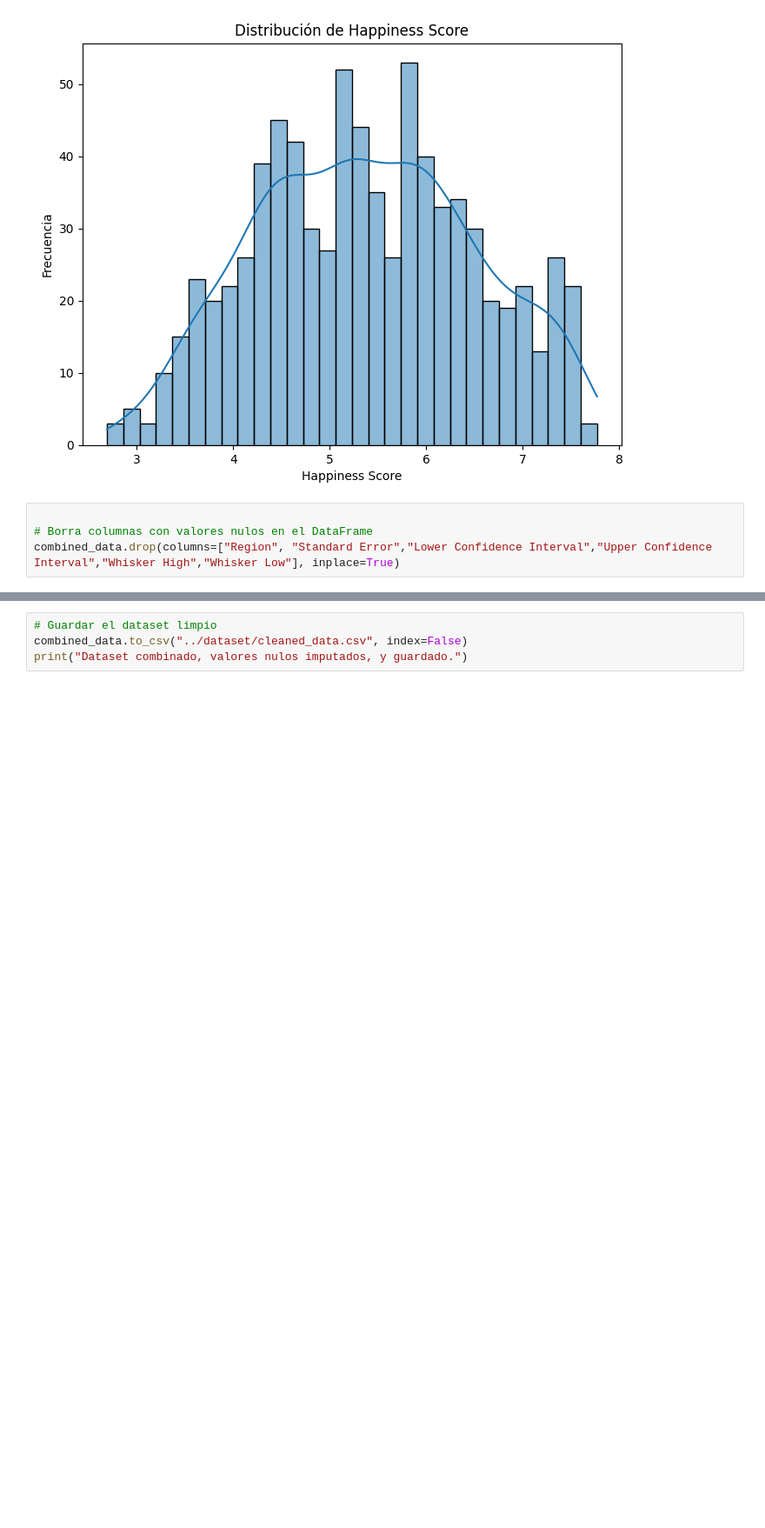
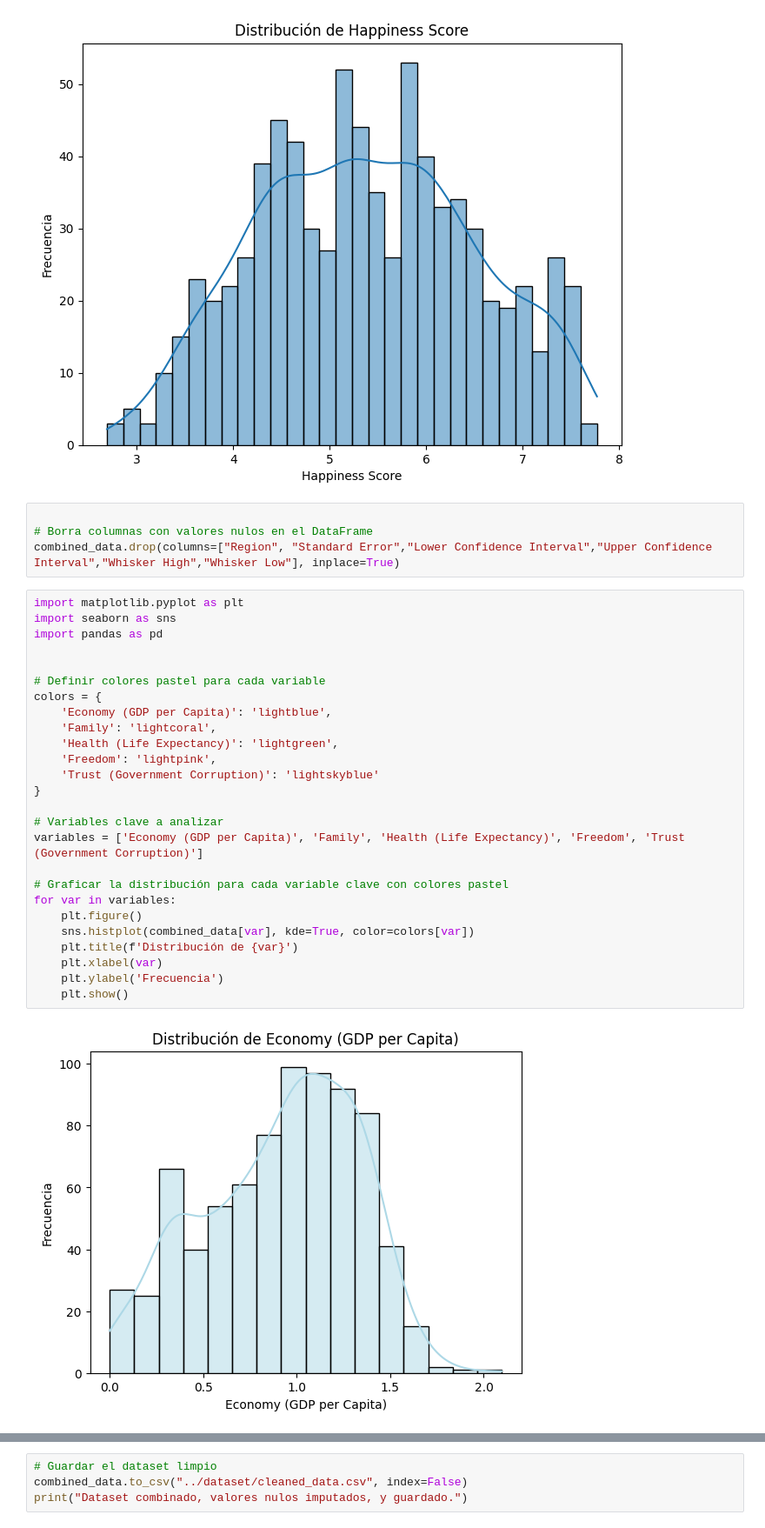
Before and after one commit to anacriquintero/workshop3.1, a Jupyter notebook: Notebooks/EDA_1.ipynb, the cells around one changed output, grey strips where cells are left out. Shown at 87% size. Cells and saved outputs as stored; diff of their text form; blank space fills up the shorter version.

```diff
--- a/Notebooks/EDA_1.ipynb
+++ b/Notebooks/EDA_1.ipynb
@@ -82,3 +101,31 @@ plt.show()
 
 # Borra columnas con valores nulos en el DataFrame
 combined_data.drop(columns=["Region", "Standard Error","Lower Confidence Interval","Upper Confidence Interval","Whisker High","Whisker Low"], inplace=True)
+# %%
+import matplotlib.pyplot as plt
+import seaborn as sns
+import pandas as pd
+
+
+# Definir colores pastel para cada variable
+colors = {
+    'Economy (GDP per Capita)': 'lightblue',
+    'Family': 'lightcoral',
+    'Health (Life Expectancy)': 'lightgreen',
+    'Freedom': 'lightpink',
+    'Trust (Government Corruption)': 'lightskyblue'
+}
+
+# Variables clave a analizar
+variables = ['Economy (GDP per Capita)', 'Family', 'Health (Life Expectancy)', 'Freedom', 'Trust (Government Corruption)']
+
+# Graficar la distribución para cada variable clave con colores pastel
+for var in variables:
+    plt.figure()
+    sns.histplot(combined_data[var], kde=True, color=colors[var])
+    plt.title(f'Distribución de {var}')
+    plt.xlabel(var)
+    plt.ylabel('Frecuencia')
+    plt.show()
+# %% [output]
+[figure, added]
```
Also changed, not shown: parts of 6 cells of this notebook, 17 other files.
